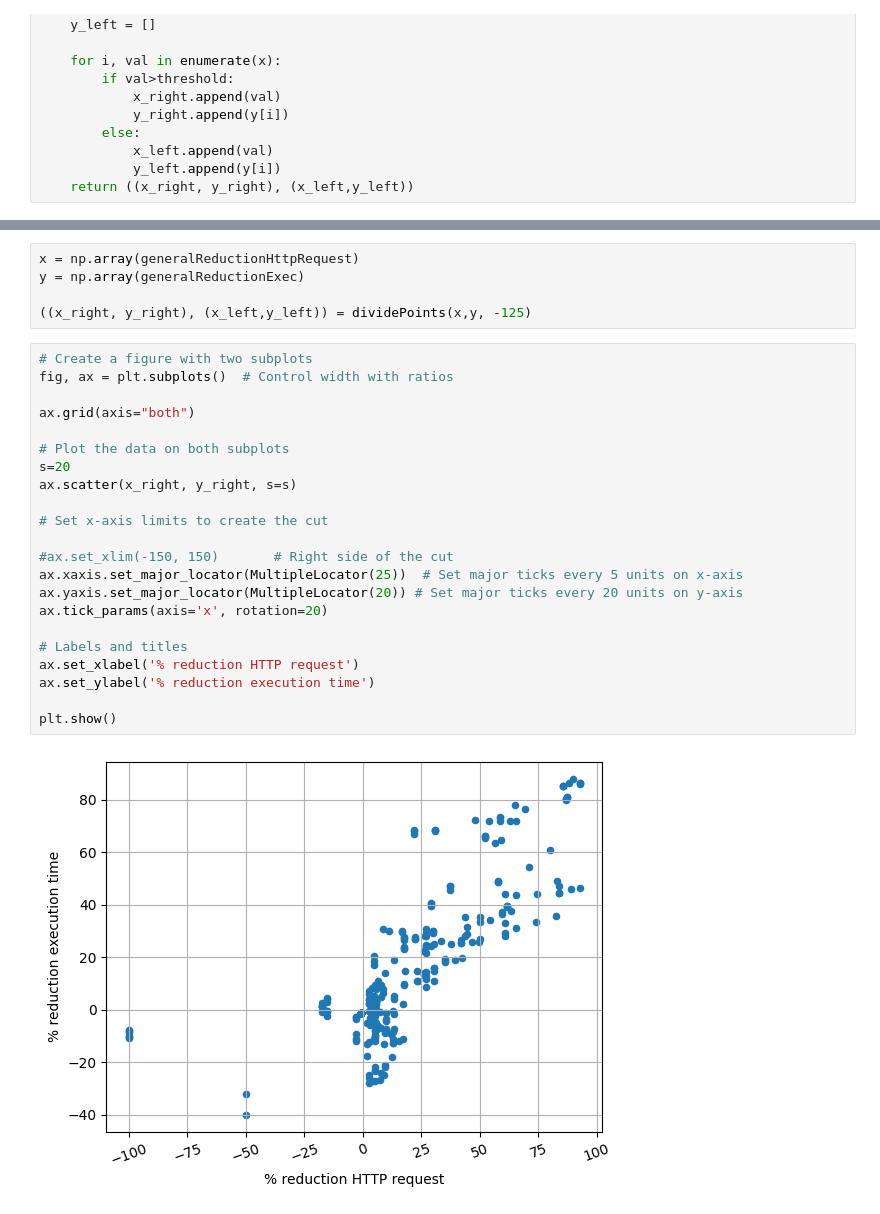
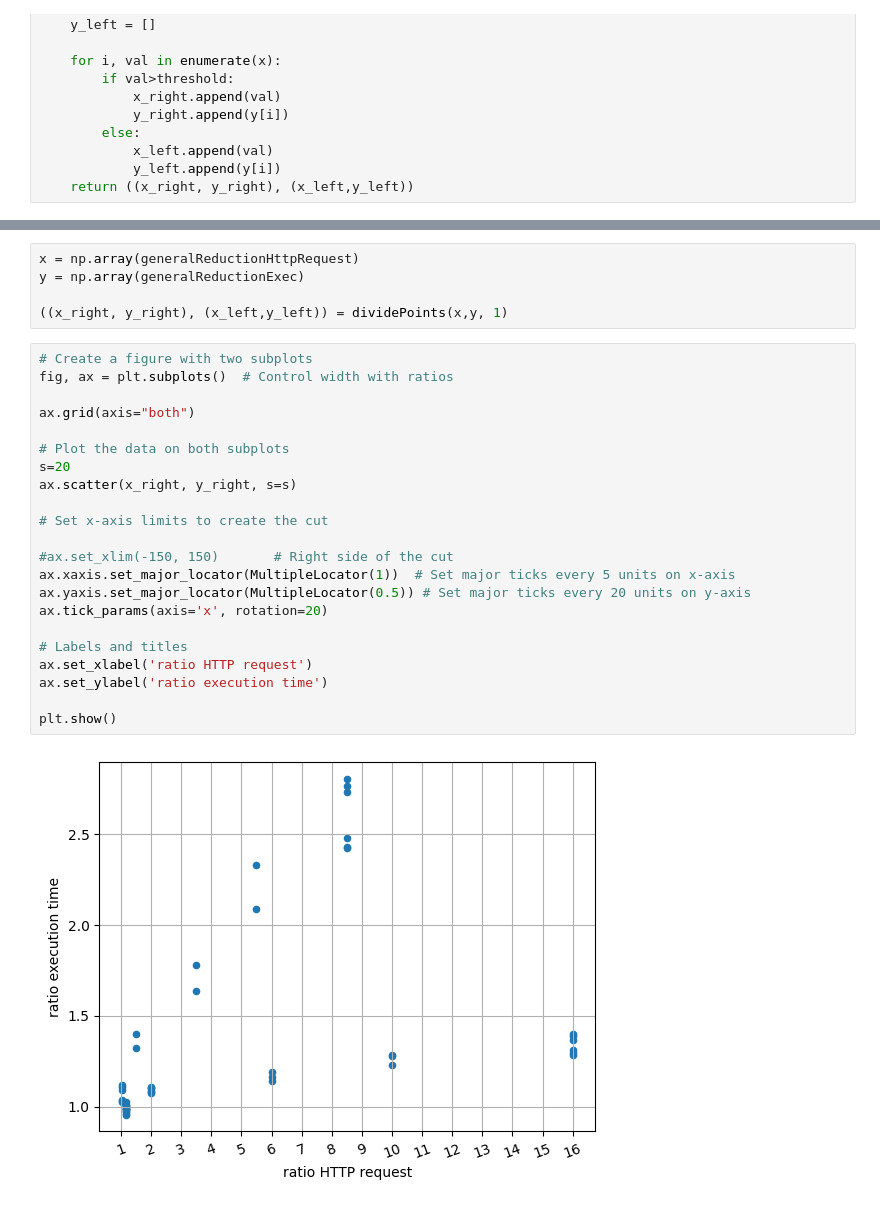
Before and after one commit to shapeIndexComunicaExperiment/analysis, a Jupyter notebook: notebooks/linearity_reduction_rhttp_time.ipynb, the cells around one changed output, grey strips where cells are left out. Cells and saved outputs as stored; diff of their text form.

```diff
--- a/notebooks/linearity_reduction_rhttp_time.ipynb
+++ b/notebooks/linearity_reduction_rhttp_time.ipynb
@@ -156,31 +159,31 @@ Pearson Correlation Coefficient: 0.5213257795808949
 x = np.array(generalReductionHttpRequest)
 y = np.array(generalReductionExec)
 
-((x_right, y_right), (x_left,y_left)) = dividePoints(x,y, -125)
+((x_right, y_right), (x_left,y_left)) = dividePoints(x,y, 1)
 # %%
 # Create a figure with two subplots
 fig, ax = plt.subplots()  # Control width with ratios
 
 ax.grid(axis="both")
 
 # Plot the data on both subplots
 s=20
 ax.scatter(x_right, y_right, s=s)
 
 # Set x-axis limits to create the cut
 
 #ax.set_xlim(-150, 150)       # Right side of the cut
-ax.xaxis.set_major_locator(MultipleLocator(25))  # Set major ticks every 5 units on x-axis
-ax.yaxis.set_major_locator(MultipleLocator(20)) # Set major ticks every 20 units on y-axis
+ax.xaxis.set_major_locator(MultipleLocator(1))  # Set major ticks every 5 units on x-axis
+ax.yaxis.set_major_locator(MultipleLocator(0.5)) # Set major ticks every 20 units on y-axis
 ax.tick_params(axis='x', rotation=20)
 
 # Labels and titles
-ax.set_xlabel('% reduction HTTP request')
-ax.set_ylabel('% reduction execution time')
+ax.set_xlabel('ratio HTTP request')
+ax.set_ylabel('ratio execution time')
 
 plt.show()
 # %% [output]
-[figure, old version]
+[figure, new version]
 # %%
 corr, _ = pearsonr(x_right,y_right)
 print("Pearson Correlation Coefficient:", corr)
```
Also changed, not shown: parts of 7 cells of this notebook, 32 other files.
